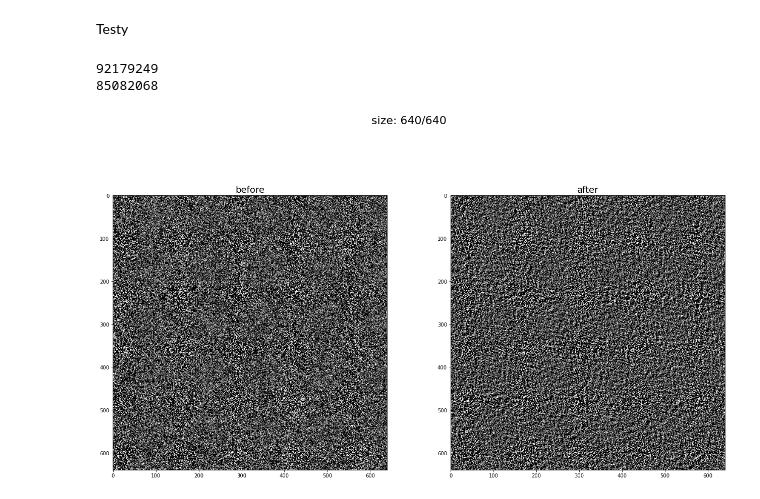
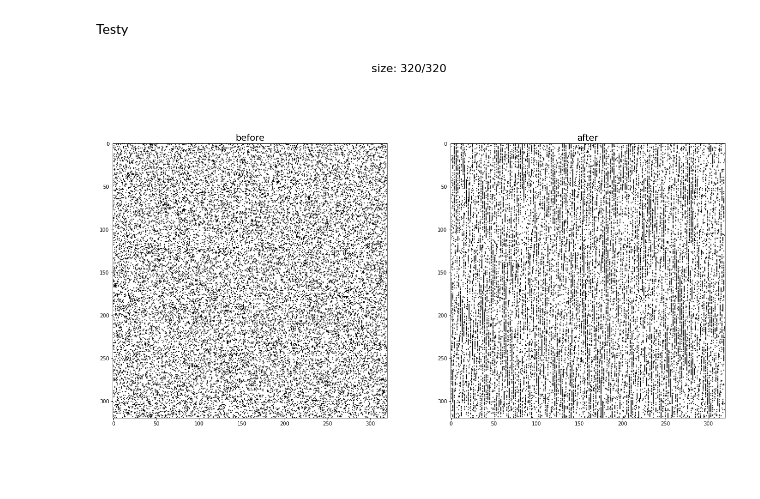
Before and after one commit to tkajda/MOwNiT, a Jupyter notebook: LAB4/zad2/zad2.ipynb, the cells around one changed output. Cells and saved outputs as stored; diff of their text form; code cells hidden in the pictures; blank space fills up the shorter version.

```diff
--- a/LAB4/zad2/zad2.ipynb
+++ b/LAB4/zad2/zad2.ipynb
@@ -144,0 +214,40 @@ Testy
+# %%
+neighbourhood = {}
+temperature = lambda i: 0.999**i
+j = 15
+height = 1
+while j > 0:
+    mid = j//2
+    for i in range(-mid,mid+1,1):
+        neighbourhood[(i,height)] = 1000
+    height += 1
+    j -= 2
+
+bitmap = generate_bitmap(200,200, 0.6)
+simulated_annealing(bitmap, neighbourhood, temperature,max_iterations=int(1.4e6))
+# %%
+neighbourhood = {}
+temperature = lambda i: 0.999**i
+j = 15
+height = 1
+while j > 0:
+    mid = j//2
+    for i in range(-mid,mid+1,1):
+        neighbourhood[(i,height)] = 1000
+    height += 1
+    j -= 2
+
+bitmap = generate_bitmap(200,200, 0.6)
+simulated_annealing(bitmap, neighbourhood, temperature,max_iterations=int(1.4e6),func=calculate_energy1)
+# %%
+neighbourhood = {}
+temperature = lambda i: 0.999**i
+
+n=20
+for i in range(1,n):
+    neighbourhood[(i+2,1)] = random.randint(0,1e4)
+
+bitmap = generate_bitmap(320,320, 0.2)
+simulated_annealing(bitmap, neighbourhood, temperature,max_iterations=int(1e6))
+# %% [output]
+[figure, added]
@@ -160,11 +293,6 @@ neighbourhood={(3,3): +2,
         (-7,-7):124}
 
 bitmap = generate_bitmap(640,640, 0.7)
-temperature = lambda i: 0.999**i
 simulated_annealing(bitmap, neighbourhood, temperature)
-# %% [output]
-92179249
-85082068
-[figure, removed]
 # %%
 neighbourhood={(-1,0):1,
```
Also changed, not shown: parts of 17 cells of this notebook, 2 other files.
